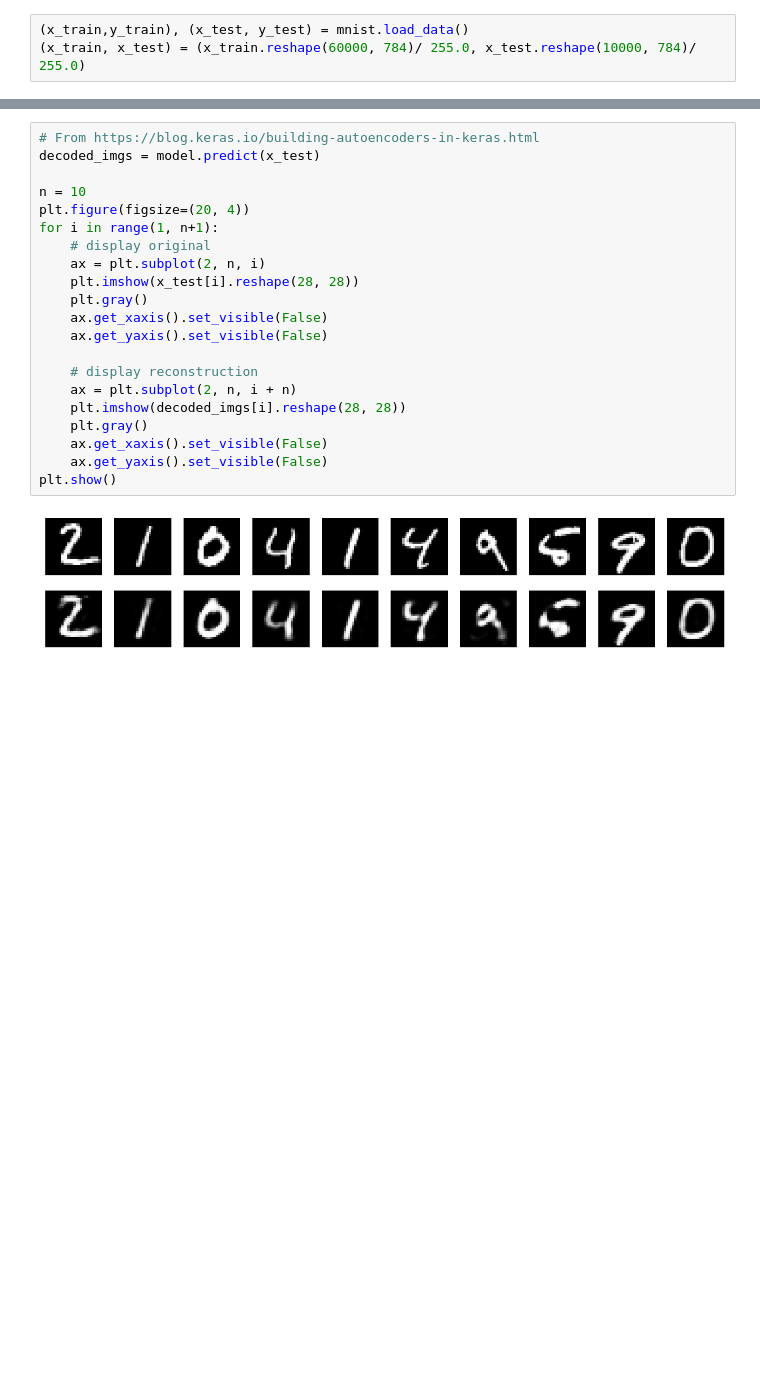
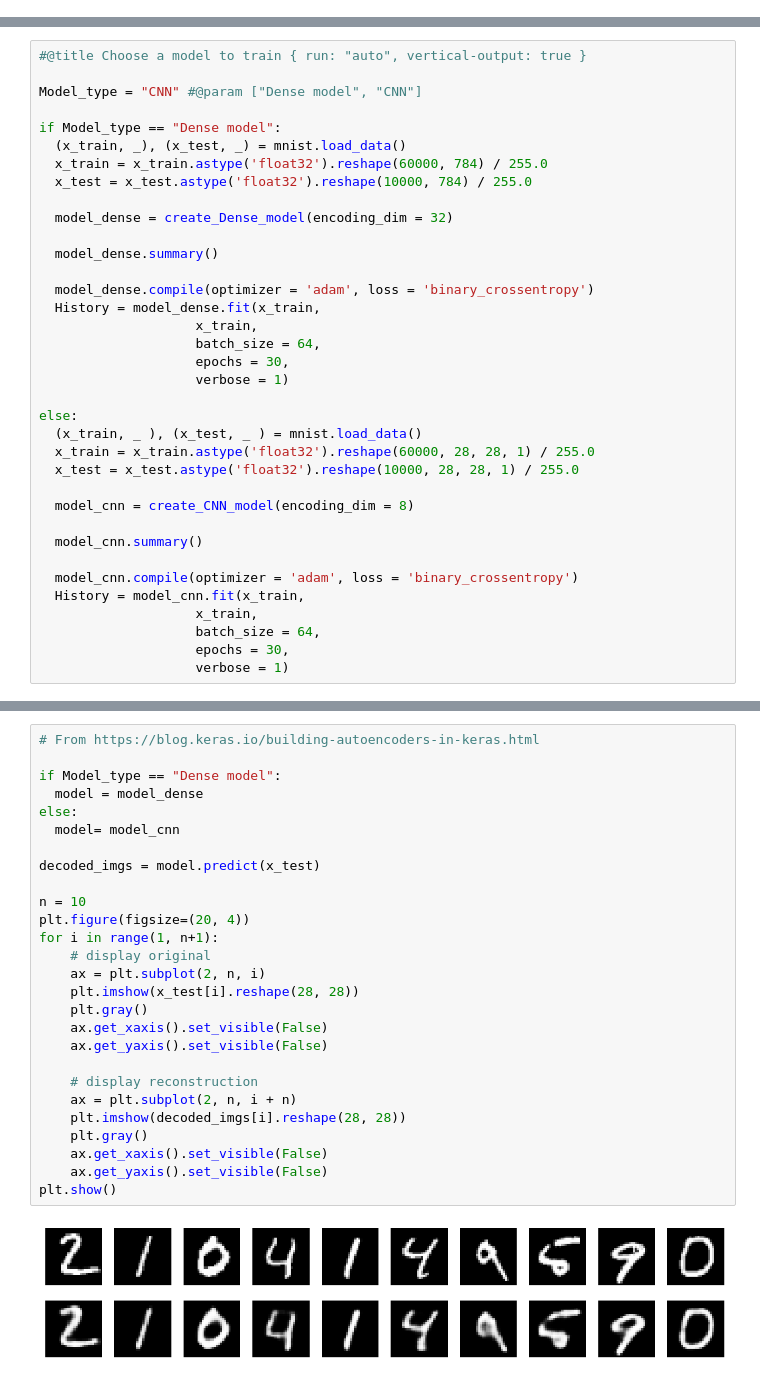
Before and after one commit to SindhuSobhan/DeepLearn, a Jupyter notebook: CNN/Produced/Others/Autoencoder_Keras_[Simplified].ipynb, the cells around one changed output, grey strips where cells are left out. Saved outputs shown, nothing was run; the diff lists cells and outputs as text; blank space fills up the shorter version.

```diff
--- a/CNN/Produced/Others/Autoencoder_Keras_[Simplified].ipynb
+++ b/CNN/Produced/Others/Autoencoder_Keras_[Simplified].ipynb
@@ -33,4 +40 @@ from tensorflow.keras.datasets import mnist
 import matplotlib.pyplot as plt
-# %%
-(x_train,y_train), (x_test, y_test) = mnist.load_data()
-(x_train, x_test) = (x_train.reshape(60000, 784)/ 255.0, x_test.reshape(10000, 784)/ 255.0)
@@ -90,0 +77,36 @@ Epoch 20/20
+# %%
+#@title Choose a model to train { run: "auto", vertical-output: true }
+
+Model_type = "CNN" #@param ["Dense model", "CNN"]
+
+if Model_type == "Dense model":
+  (x_train, _), (x_test, _) = mnist.load_data()
+  x_train = x_train.astype('float32').reshape(60000, 784) / 255.0
+  x_test = x_test.astype('float32').reshape(10000, 784) / 255.0
+
+  model_dense = create_Dense_model(encoding_dim = 32)
+
+  model_dense.summary()
+
+  model_dense.compile(optimizer = 'adam', loss = 'binary_crossentropy')
+  History = model_dense.fit(x_train,
+                    x_train,
+                    batch_size = 64,
+                    epochs = 30,
+                    verbose = 1)
+
+else:
+  (x_train, _ ), (x_test, _ ) = mnist.load_data()
+  x_train = x_train.astype('float32').reshape(60000, 28, 28, 1) / 255.0
+  x_test = x_test.astype('float32').reshape(10000, 28, 28, 1) / 255.0
+
+  model_cnn = create_CNN_model(encoding_dim = 8)
+
+  model_cnn.summary()
+
+  model_cnn.compile(optimizer = 'adam', loss = 'binary_crossentropy')
+  History = model_cnn.fit(x_train,
+                    x_train,
+                    batch_size = 64,
+                    epochs = 30,
+                    verbose = 1)
@@ -97,23 +139,29 @@ plt.plot(History.epoch, History.history['loss'])
 # %%
 # From https://blog.keras.io/building-autoencoders-in-keras.html
+
+if Model_type == "Dense model":
+  model = model_dense
+else:
+  model= model_cnn
+
 decoded_imgs = model.predict(x_test)
 
 n = 10
 plt.figure(figsize=(20, 4))
 for i in range(1, n+1):
     # display original
     ax = plt.subplot(2, n, i)
     plt.imshow(x_test[i].reshape(28, 28))
     plt.gray()
     ax.get_xaxis().set_visible(False)
     ax.get_yaxis().set_visible(False)
 
     # display reconstruction
     ax = plt.subplot(2, n, i + n)
     plt.imshow(decoded_imgs[i].reshape(28, 28))
     plt.gray()
     ax.get_xaxis().set_visible(False)
     ax.get_yaxis().set_visible(False)
 plt.show()
 # %% [output]
-[figure, old version]
+[figure, new version]
```
Also changed, not shown: parts of 20 cells of this notebook.
